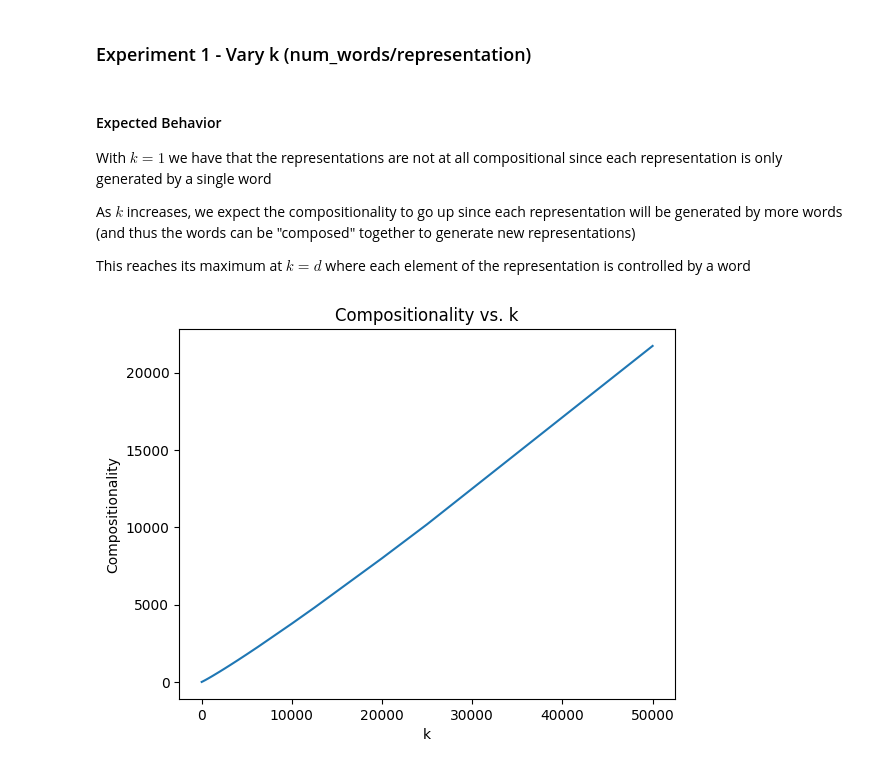
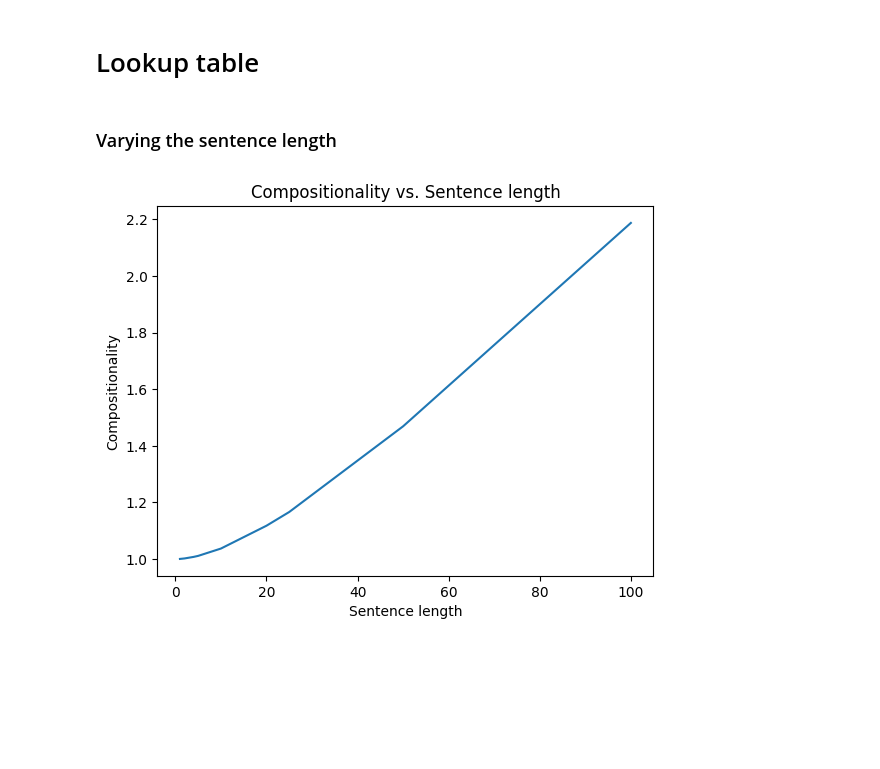
Before and after one commit to EricElmoznino/complexity_compositionality, a Jupyter notebook: notebooks/compositionality_metric_validation.ipynb, the cells around one changed output. Saved outputs shown, nothing was run; the diff lists cells and outputs as text; code cells hidden in the pictures; blank space fills up the shorter version.

```diff
--- a/notebooks/compositionality_metric_validation.ipynb
+++ b/notebooks/compositionality_metric_validation.ipynb
@@ -39,32 +9,23 @@ So $Compositionality(Z) = \frac{klog(v)}{log(\frac{vNd}{k})} + 1 = \frac{klog(v)
-# %% [markdown]
-### Experiment 1 - Vary k (num_words/representation)
-# %% [markdown]
-#### Expected Behavior
-
-With $k=1$ we have that the representations are not at all compositional since each representation is only generated by a single word
-
-As $k$ increases, we expect the compositionality to go up since each representation will be generated by more words (and thus the words can be "composed" together to generate new representations)
-
-This reaches its maximum at $k=d$ where each element of the representation is controlled by a word
+# %% [markdown]
+# Lookup table
+# %% [markdown]
+### Varying the sentence length
 # %%
-d=100000
-vocab_size=100
-noise_level=0.1
-
+d = 100
 compositionalities = []
 ks = []
-for k in range(1,d):
+for k in range(1, d+1):
     if d % k != 0: # skip non-divisible k
         continue
-    data_gen = UniformDataGenerator(k=k, d=d, vocab_size=vocab_size)
-    w, z = data_gen.sample(10)
-    compositionalities.append(data_gen.compositionality(z, w))
+    data_gen = LookupTableDataGenerator(num_words=k, vocab_size=10, z_dim=d, disentanglement=1, noise_ratio=0.01)
+    w, z = data_gen.sample(1000)
+    compositionalities.append(data_gen.compositionality(z, w, per_sample=True))
     ks.append(k)
 
-plt.title("Compositionality vs. k")
-plt.xlabel("k")
+plt.title("Compositionality vs. Sentence length")
+plt.xlabel("Sentence length")
 plt.ylabel("Compositionality")
-plt.plot(ks, compositionalities)
+sns.lineplot(x=ks, y=compositionalities)
 plt.show()
 # %% [output]
-[figure, old version]
+[figure, new version]
```
Also changed, not shown: parts of 16 cells of this notebook, 2 other files.
